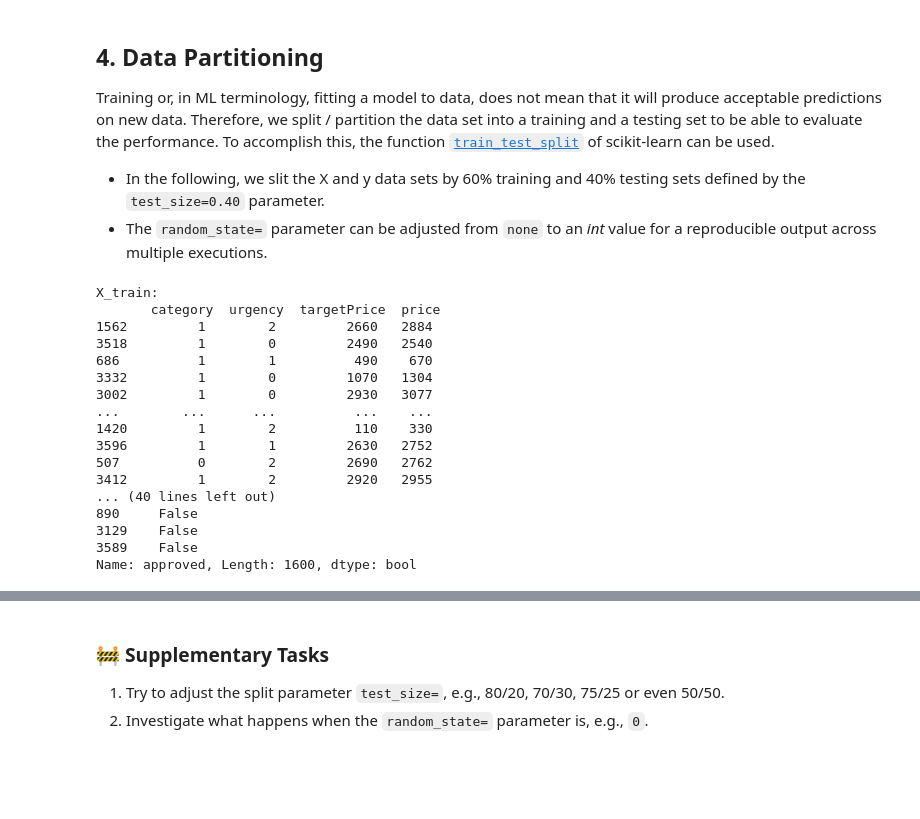
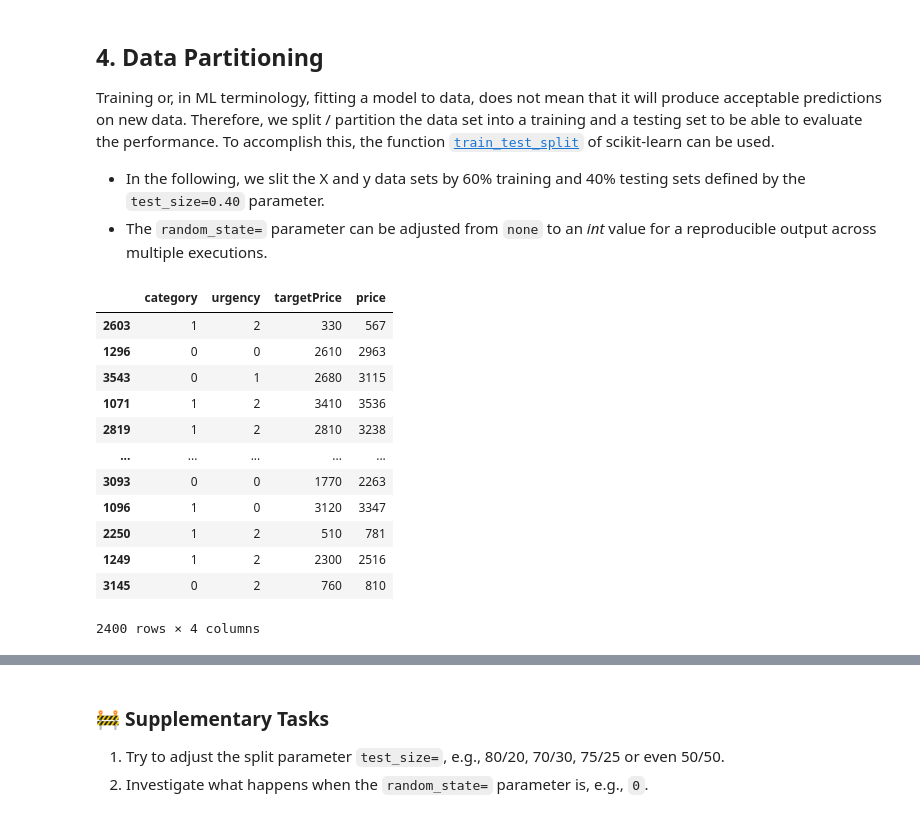
Before and after one commit to AI4BP/ainotes, a Jupyter notebook: sklearn-getting-started/ipynb/expense-authorization.ipynb, the cells around one changed output, grey strips where cells are left out. Saved outputs shown, nothing was run; the diff lists cells and outputs as text; code cells hidden in the pictures; blank space fills up the shorter version.

```diff
--- a/sklearn-getting-started/ipynb/expense-authorization.ipynb
+++ b/sklearn-getting-started/ipynb/expense-authorization.ipynb
@@ -146,29 +158,22 @@ Training or, in ML terminology, fitting a model to data, does not mean that it w
 # %%
 from sklearn.model_selection import train_test_split
 
 X_train, X_test, y_train, y_test = train_test_split(
     X_data, y_data, test_size=0.40, random_state=None
 )
 
-print("X_train:\n", X_train)
-print("y_train:\n", y_train)
-print("X_test:\n", X_test)
-print("y_test:\n", y_test)
+X_train
 # %% [output]
+|  | category | urgency | targetPrice | price |
+| 2603 | 1 | 2 | 330 | 567 |
+| 1296 | 0 | 0 | 2610 | 2963 |
+| 3543 | 0 | 1 | 2680 | 3115 |
+| 1071 | 1 | 2 | 3410 | 3536 |
+| 2819 | 1 | 2 | 2810 | 3238 |
+| ... | ... | ... | ... | ... |
+| 3093 | 0 | 0 | 1770 | 2263 |
+| 1096 | 1 | 0 | 3120 | 3347 |
+| 2250 | 1 | 2 | 510 | 781 |
+| 1249 | 1 | 2 | 2300 | 2516 |
+| 3145 | 0 | 2 | 760 | 810 |
-X_train:
-       category  urgency  targetPrice  price
-1562         1        2         2660   2884
-3518         1        0         2490   2540
-686          1        1          490    670
-3332         1        0         1070   1304
-3002         1        0         2930   3077
-...        ...      ...          ...    ...
-1420         1        2          110    330
-3596         1        1         2630   2752
-507          0        2         2690   2762
-3412         1        2         2920   2955
-... (40 lines left out)
-890     False
-3129    False
-3589    False
-Name: approved, Length: 1600, dtype: bool
+2400 rows × 4 columns
```
Also changed, not shown: parts of 13 cells of this notebook, 1 other file.
